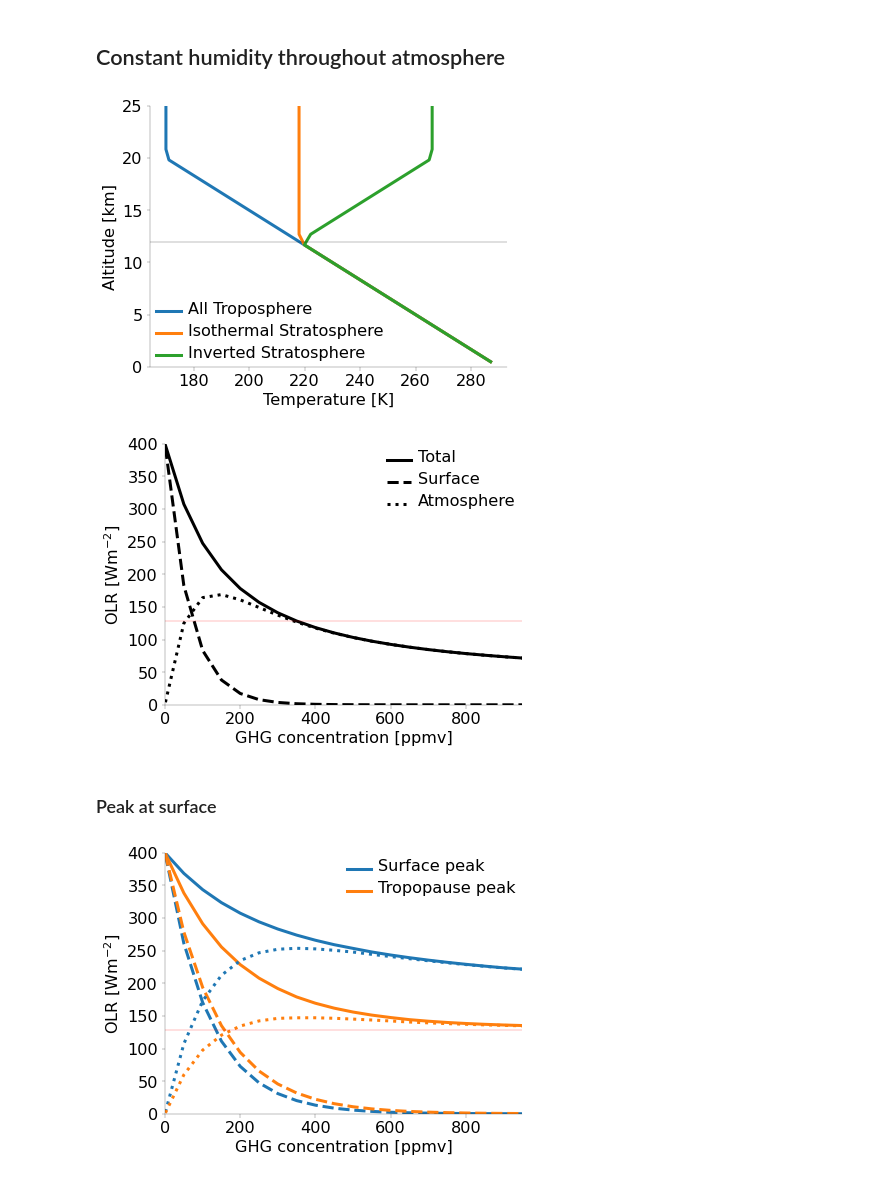
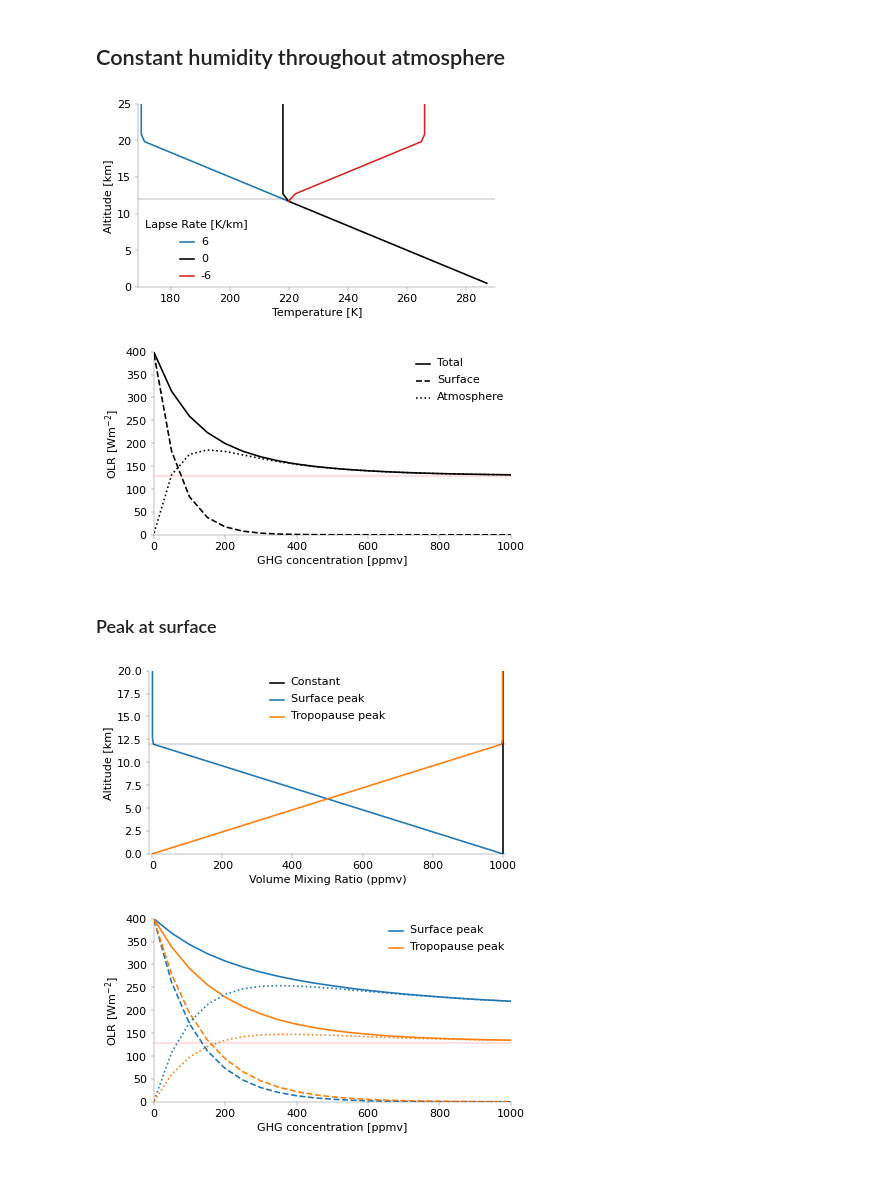
Before and after one commit to jduffield65/ClimateModel, a Jupyter notebook: coast_talk/gray.ipynb, the cells around one changed output. Cells and saved outputs as stored; diff of their text form; code cells hidden in the pictures.

Commit message:
Update gray gas stuff

```diff
--- a/coast_talk/gray.ipynb
+++ b/coast_talk/gray.ipynb
@@ -51,7 +51,7 @@ im_width = 6.4
 default_colors = plt.rcParams['axes.prop_cycle'].by_key()['color']
 ax_linewidth = plt.rcParams['axes.linewidth']
 
-leg_info = {'handlelength': 3.5, 'labelspacing': 1, 'columnspacing': 0.9, 'handletextpad': 1}       # info for legend
+leg_info = {'handlelength': 2, 'labelspacing': 1, 'columnspacing': 0.9, 'handletextpad': 1}       # info for legend
 def add_legend(ax, handles=None, labels=None, ncol=1, title=None, loc=None, frameon=False, edgecolor="k", borderpad=None,
                labelspacing=leg_info['labelspacing'], handlelength=leg_info['handlelength'],
                columnspacing=leg_info['columnspacing'], handletextpad=leg_info['handletextpad']):
@@ -63,19 +63,25 @@ def add_legend(ax, handles=None, labels=None, ncol=1, title=None, loc=None, fram
         return ax.legend(handles, labels, ncol=ncol, title=title, loc=loc, frameon=frameon, edgecolor=edgecolor, borderpad=None,
                          labelspacing=labelspacing, handlelength=handlelength,
                          columnspacing=columnspacing, handletextpad=handletextpad)
+
+# adjust update stuff for presentation
+fig_resize_use = lambda x: fig_resize(x, im_width, ar=1.9)
+update_linewidth_use = lambda x: update_linewidth(x, base_linewidth=0.8)
+update_fontsize_use = lambda x: update_fontsize(x, base_fontsize=5.5)
 # %% [markdown]
 ## Constant humidity throughout atmosphere
 # %%
-lapse_rate = 6 # lapse rate in kelvin per km (dry is 9.8)
-lapse_strat_array = [lapse_rate, 0, -lapse_rate]
+lapse_trop_array = [8, 6, 4]    # lapse rate in kelvin per km (dry is 9.8)
+lapse_rate_trop = lapse_trop_array[1]
+lapse_strat_array = [lapse_rate_trop, 0, -lapse_rate_trop]
 lapse_strat = lapse_strat_array[1]
 h_tropopause = 12 # height of tropopause in km
 h_top = 20
 temp_surf = 290 # temperature of surface in K
-temp_tropopause = temp_surf - lapse_rate * h_tropopause
+temp_tropopause = temp_surf - lapse_rate_trop * h_tropopause
 # temp_profile_use = lambda x: fixed_tropopause_temp(x, h_tropopause, temp_tropopause, temp_surf)
-def temp_profile_use(x, y=lapse_strat):
-    return two_lapse_temp(x, h_tropopause, h_top, temp_surf, lapse_rate, y)
+def temp_profile_use(x, y=lapse_strat, y2=lapse_rate_trop):
+    return two_lapse_temp(x, h_tropopause, h_top, temp_surf, y2, y)
 # def temp_profile_use(x):
 #     var = fixed_tropopause_temp(x, h_tropopause, temp_tropopause, temp_surf)
 #     var[var<= temp_tropopause] = temp_surf
@@ -87,19 +93,32 @@ gray_atmos = RealGas(nz='auto', ny=1, molecule_names=['gray'], p_toa=p_toa,
 # %%
 fig, ax = plt.subplots(1, 1)
 labels_use = ['All Troposphere', 'Isothermal Stratosphere', 'Inverted Stratosphere']
-fig_resize(fig, im_width)
+colors_use = [default_colors[0], 'k', default_colors[3]]
+fig_resize_use(fig)
+height_plot = p_altitude_convert(p=gray_atmos.p)/1000
 for i in range(len(lapse_strat_array)):
-    ax.plot(temp_profile_use(gray_atmos.p, lapse_strat_array[i]), p_altitude_convert(p=gray_atmos.p)/1000, label=labels_use[i])
+    # Only have one line in troposphere
+    if i==1:
+        mask = height_plot > 0
+    else:
+        mask = height_plot > h_tropopause-1
+    ax.plot(temp_profile_use(gray_atmos.p, lapse_strat_array[i])[mask], height_plot[mask], label=lapse_strat_array[i], color=colors_use[i])
+# for i in range(len(lapse_trop_array)):
+#     # if i!=1:
+#     #     continue
+#     ax.plot(temp_profile_use(gray_atmos.p, y2=lapse_trop_array[i]), p_altitude_convert(p=gray_atmos.p)/1000, label=lapse_trop_array[i],
+#             color=colors_use[i])
 # ax.invert_yaxis()
 ax.set_ylim(0, 25)
-update_linewidth(fig, base_linewidth=1.5)
+ax.set_xlim(169, 290)
+update_linewidth_use(fig)
 ax.axhline(h_tropopause, color='k', lw=ax_linewidth)
-add_legend(ax)
-update_fontsize(fig)
+add_legend(ax, title='Lapse Rate [K/km]')
+update_fontsize_use(fig)
 ax.set_xlabel('Temperature [K]')
 ax.set_ylabel('Altitude [km]')
 plt.show()
 # savefig(fig)
 # %% [output]
-[figure, old version]
+[figure, new version]
 # %%
@@ -121,15 +140,15 @@ linestyle_olr = {'all': '-', 'surface': '--', 'atmos': ':'}
 label_olr = {'all': 'Total', 'surface': 'Surface', 'atmos': 'Atmosphere'}
 # %%
 fig, ax = plt.subplots(1, 1)
-fig_resize(fig, im_width)
+fig_resize_use(fig)
 for key in olr_breakdown:
     ax.plot(co2_conc, olr_breakdown[key], color='k', linestyle=linestyle_olr[key], label=label_olr[key])
 # ax.plot(co2_conc, olr_breakdown['atmos'])
 
-update_linewidth(fig, base_linewidth=1.5)
+update_linewidth_use(fig)
 ax.axhline(olr_tropopause, color='r', lw=ax_linewidth)
 add_legend(ax)
-update_fontsize(fig)
+update_fontsize_use(fig)
 ax.set_xlabel('GHG concentration [ppmv]')
 ax.set_ylabel('OLR [Wm$^{-2}$]')
 ax.set_xlim(0, co2_conc[-1])
@@ -137,6 +156,6 @@ ax.set_ylim(0, 400)
 plt.show()
 savefig(fig)
 # %% [output]
-[figure, old version]
+[figure, new version]
 # %% [markdown]
 ### Peak at surface
@@ -143,3 +165,23 @@ savefig(fig)
+# %%
+fig, ax = plt.subplots(1, 1)
+fig_resize_use(fig)
+ax.axvline(co2_conc[-1], color='k', label='Constant')
+for key in q_funcs:
+    ax.plot(humidity.ppmv_from_humidity(
+        q_funcs[key](gray_atmos.p, *q_args[key](co2_conc[-1])), 'CO2'),
+        p_altitude_convert(p=gray_atmos.p)/1000, label=key.capitalize()+' peak')
+ax.set_ylim(0, 20)
+ax.set_xlabel('Volume Mixing Ratio (ppmv)')
+ax.set_ylabel('Altitude [km]')
+ax.set_xlim(-10, 1010)
+update_linewidth_use(fig)
+ax.axhline(h_tropopause, color='k', lw=ax_linewidth)
+add_legend(ax)
+update_fontsize_use(fig)
+plt.show()
+# savefig(fig)
+# %% [output]
+[figure, added]
 # %%
 if lapse_strat != 0:
     raise ValueError('The below stuff is only for lase_strat=0')
@@ -165,16 +207,17 @@ for i in tqdm(range(n_conc)):
 olr_breakdown_atm['atmos'] = olr_breakdown_atm['all'] - olr_breakdown_atm['surface']
 # %%
 fig, ax = plt.subplots(1, 1)
-fig_resize(fig, im_width)
+fig_resize_use(fig)
 for key in olr_breakdown_sfc:
+    # ax.plot(co2_conc, olr_breakdown[key], color='k', linestyle=linestyle_olr[key], label='Constant' if key=='all' else None, alpha=0.2)
     ax.plot(co2_conc, olr_breakdown_sfc[key], color=default_colors[0], linestyle=linestyle_olr[key], label='Surface peak' if key=='all' else None)
     ax.plot(co2_conc, olr_breakdown_atm[key], color=default_colors[1], linestyle=linestyle_olr[key], label='Tropopause peak' if key=='all' else None)
 # ax.plot(co2_conc, olr_breakdown['atmos'])
 
-update_linewidth(fig, base_linewidth=1.5)
+update_linewidth_use(fig)
 ax.axhline(olr_tropopause, color='r', lw=ax_linewidth)
 add_legend(ax)
-update_fontsize(fig)
+update_fontsize_use(fig)
 ax.set_xlabel('GHG concentration [ppmv]')
 ax.set_ylabel('OLR [Wm$^{-2}$]')
 ax.set_xlim(0, co2_conc[-1])
@@ -182,7 +225,7 @@ ax.set_ylim(0, 400)
 plt.show()
 # savefig(fig)
 # %% [output]
-[figure, old version]
+[figure, new version]
 # %%
 plt.plot(co2_conc, olr_breakdown_atm['all'])
 plt.plot(co2_conc, olr_breakdown_atm['surface'])
```
Also changed, not shown: parts of 5 cells of this notebook, 1 other file.
